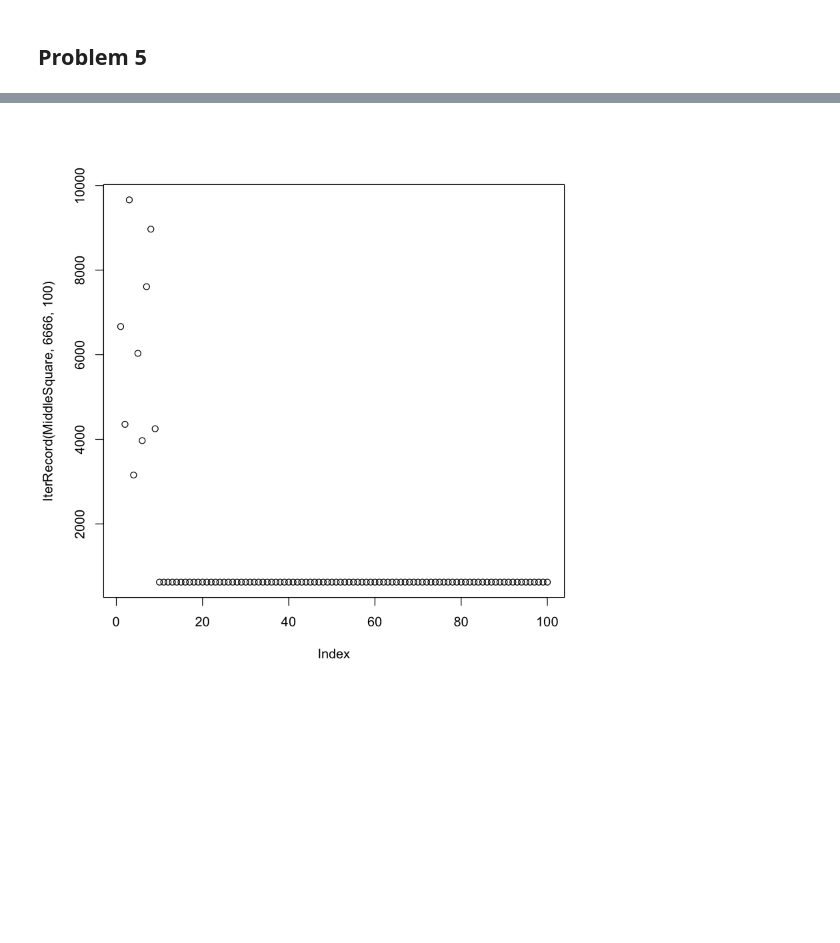
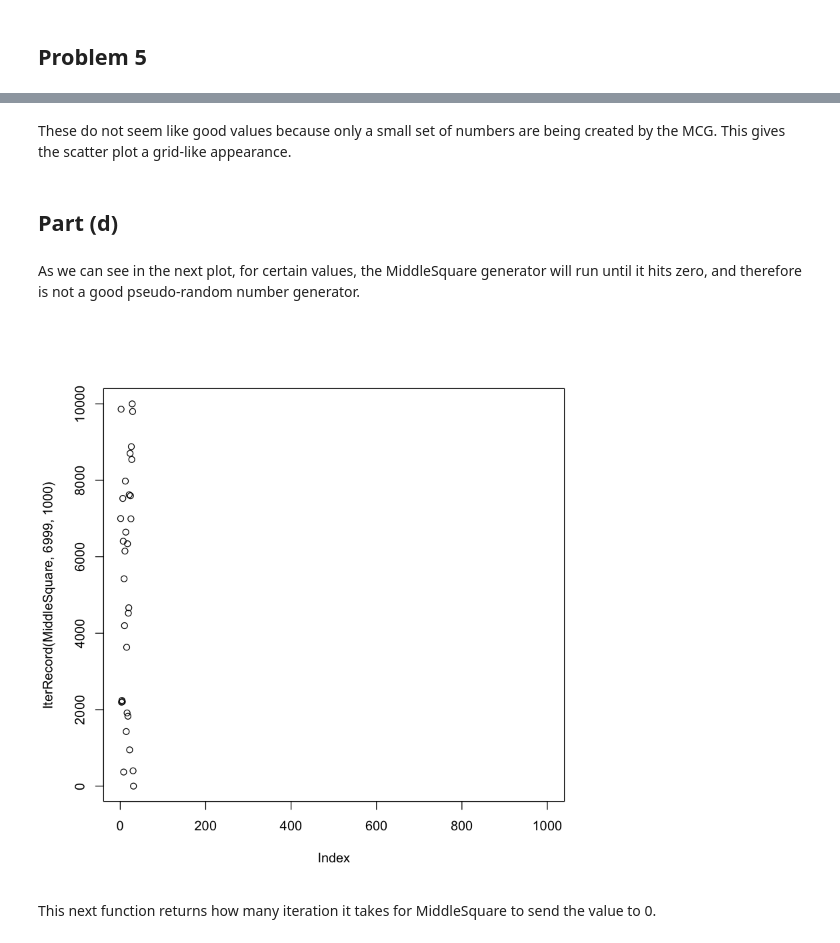
Before and after one commit to franklinmarsh/computational_statistics, a Jupyter notebook: hw1.ipynb, the cells around one changed output, grey strips where cells are left out. Cells and saved outputs as stored; diff of their text form; code cells hidden in the pictures; blank space fills up the shorter version.

```diff
--- a/hw1.ipynb
+++ b/hw1.ipynb
@@ -254,0 +401,4 @@ MiddleSquare <- function(seed) {
+# %% [markdown]
+These do not seem like good values because only a small set of numbers are being created by the MCG. This gives the scatter plot a grid-like appearance.
+# %% [markdown]
+ ## Part (d)
@@ -255,4 +422,8 @@ MiddleSquare <- function(seed) {
+# %% [markdown]
+As we can see in the next plot, for certain values, the MiddleSquare generator will run until it hits zero, and therefore is not a good pseudo-random number generator.
 # %%
-plot(IterRecord(MiddleSquare, 6666, 100))
+plot(IterRecord(MiddleSquare, 6999, 1000))
 # %% [output]
-[figure, old version]
+[figure, new version]
+# %% [markdown]
+This next function returns how many iteration it takes for MiddleSquare to send the value to 0.
```
Also changed, not shown: parts of 27 cells of this notebook, 1 other file.
